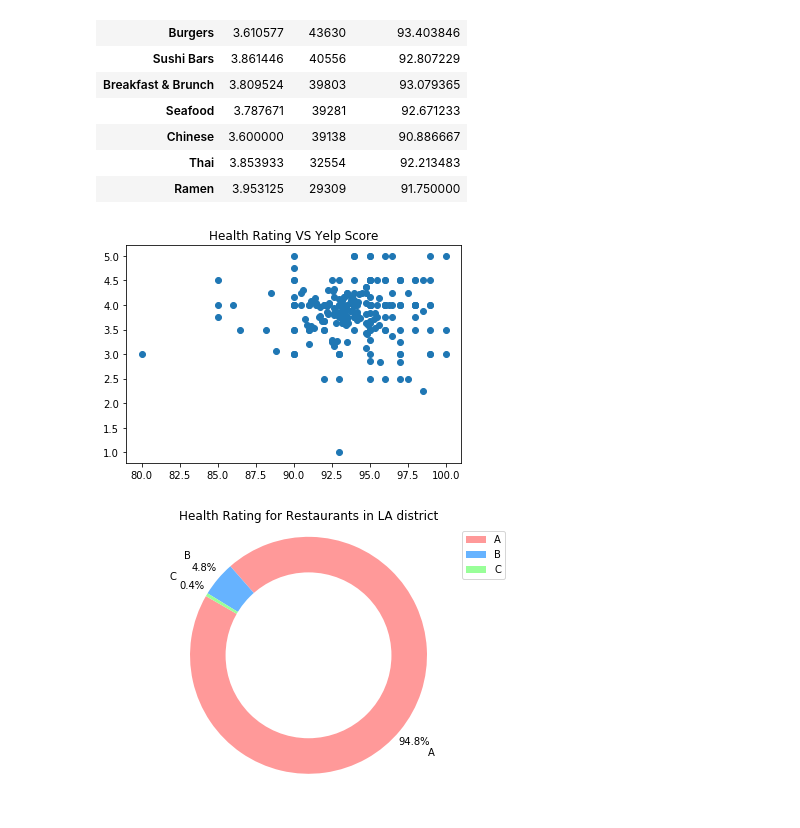
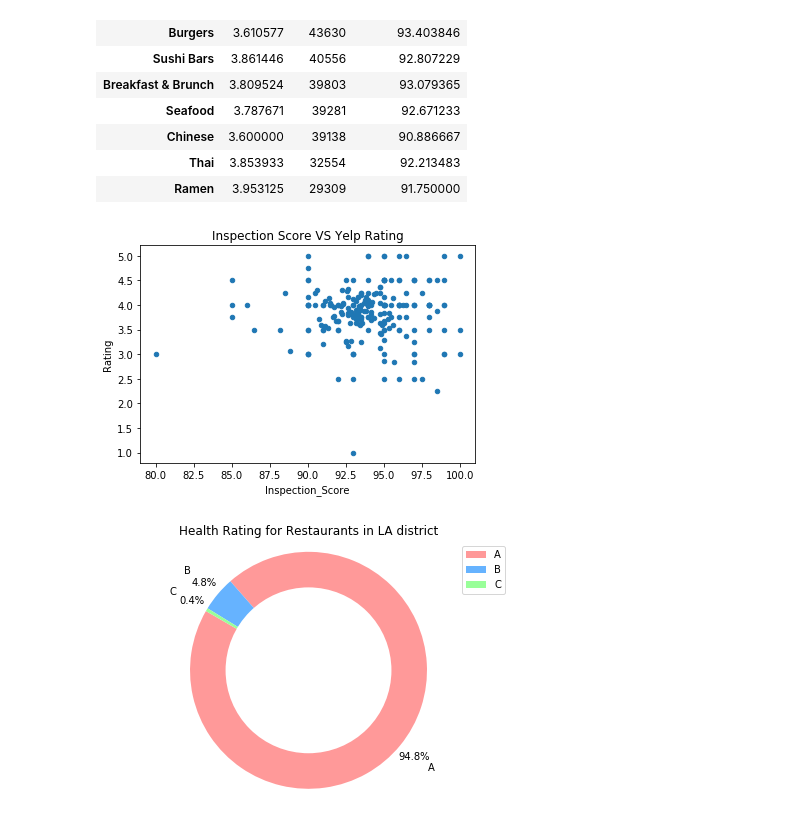
Before and after one commit to ryankchang/project1, a Jupyter notebook: workfile/Albert_Ryan_data.ipynb, the cells around one changed output. Saved outputs shown, nothing was run; the diff lists cells and outputs as text; code cells hidden in the pictures.

```diff
--- a/workfile/Albert_Ryan_data.ipynb
+++ b/workfile/Albert_Ryan_data.ipynb
@@ -90,11 +90,11 @@ final_groupby.sort_values(['Reviews'],ascending=False).head(15)
 | Thai | 3.853933 | 32554 | 92.213483 |
 | Ramen | 3.953125 | 29309 | 91.750000 |
 # %%
-plt.scatter(x = final_groupby['Inspection_Score'], y = final_groupby['Rating'])
-plt.title('Health Rating VS Yelp Score')
+final_groupby.plot.scatter(x = 'Inspection_Score', y = 'Rating')
+plt.title('Inspection Score VS Yelp Rating')
 plt.savefig("Health_Rating_VS_Yelp_Score.png")
 # %% [output]
-[figure, old version]
+[figure, new version]
 # %%
 labels = ['A', 'B', 'C']
 sizes = [94.77, 4.77, 0.43]
```
